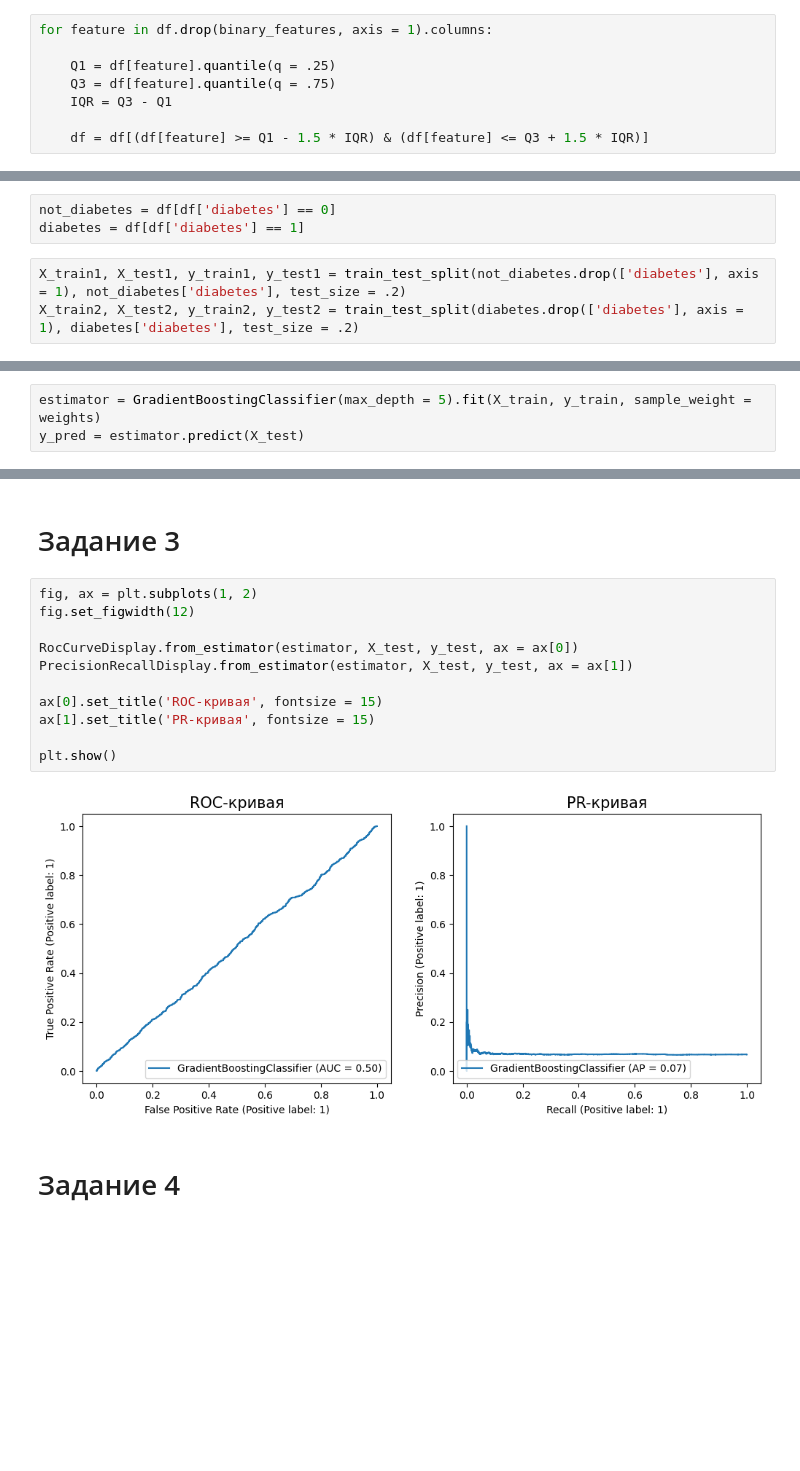
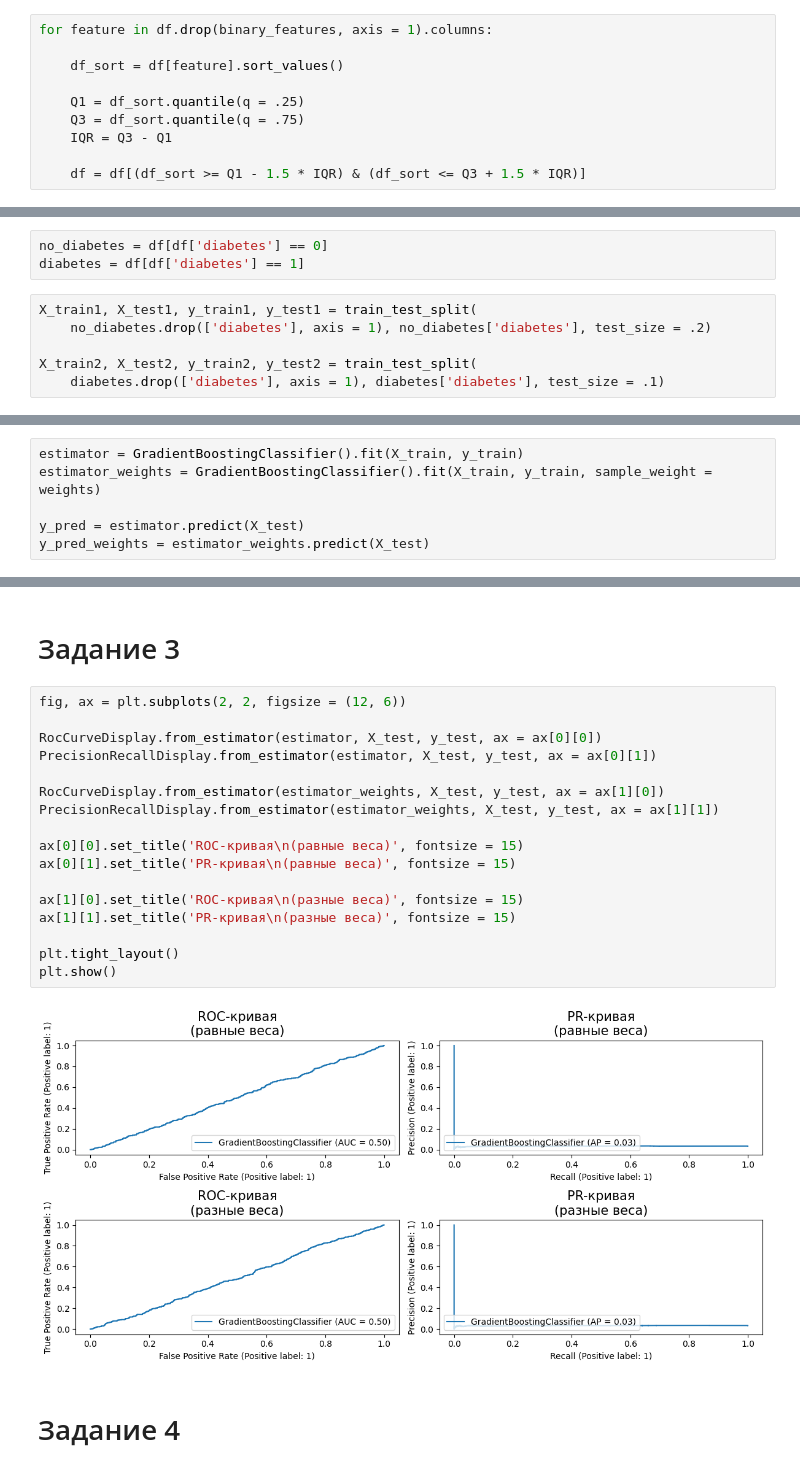
Before and after one commit to HerrPhoton/Theory-of-statistical-solutions, a Jupyter notebook: lab5.ipynb, the cells around one changed output, grey strips where cells are left out. Drawn from its saved outputs; the diff is of its cells as text; blank space fills up the shorter version.

```diff
--- a/lab5.ipynb
+++ b/lab5.ipynb
@@ -152,11 +151,13 @@ show_boxplots(df.drop(binary_features, axis = 1), title = 'Начальное р
 # %%
 for feature in df.drop(binary_features, axis = 1).columns:
 
-    Q1 = df[feature].quantile(q = .25)
-    Q3 = df[feature].quantile(q = .75)
+    df_sort = df[feature].sort_values()
+
+    Q1 = df_sort.quantile(q = .25)
+    Q3 = df_sort.quantile(q = .75)
     IQR = Q3 - Q1
 
-    df = df[(df[feature] >= Q1 - 1.5 * IQR) & (df[feature] <= Q3 + 1.5 * IQR)]
+    df = df[(df_sort >= Q1 - 1.5 * IQR) & (df_sort <= Q3 + 1.5 * IQR)]
 # %%
 show_boxplots(df.drop(binary_features, axis = 1), title = 'Преобразованное распределение')
 # %% [output]
@@ -206,11 +209,14 @@ plt.show()
 # %% [markdown]
 ### Разделение на train и test
 # %%
-not_diabetes = df[df['diabetes'] == 0]
+no_diabetes = df[df['diabetes'] == 0]
 diabetes = df[df['diabetes'] == 1]
 # %%
-X_train1, X_test1, y_train1, y_test1 = train_test_split(not_diabetes.drop(['diabetes'], axis = 1), not_diabetes['diabetes'], test_size = .2)
-X_train2, X_test2, y_train2, y_test2 = train_test_split(diabetes.drop(['diabetes'], axis = 1), diabetes['diabetes'], test_size = .2)
+X_train1, X_test1, y_train1, y_test1 = train_test_split(
+    no_diabetes.drop(['diabetes'], axis = 1), no_diabetes['diabetes'], test_size = .2)
+
+X_train2, X_test2, y_train2, y_test2 = train_test_split(
+    diabetes.drop(['diabetes'], axis = 1), diabetes['diabetes'], test_size = .1)
 # %%
 X_train = pd.concat([X_train1, X_train2]).sample(frac = 1)
 X_test  = pd.concat([X_test1, X_test2]).sample(frac = 1)
@@ -233,3 +239,6 @@ array([0.5360649 , 7.43194797])
 # %%
-estimator = GradientBoostingClassifier(max_depth = 5).fit(X_train, y_train, sample_weight = weights)
+estimator = GradientBoostingClassifier().fit(X_train, y_train)
+estimator_weights = GradientBoostingClassifier().fit(X_train, y_train, sample_weight = weights)
+
 y_pred = estimator.predict(X_test)
+y_pred_weights = estimator_weights.predict(X_test)
@@ -279,18 +306,24 @@ plt.show()
 # %% [markdown]
 # Задание 3
 # %%
-fig, ax = plt.subplots(1, 2)
-fig.set_figwidth(12)
+fig, ax = plt.subplots(2, 2, figsize = (12, 6))
 
-RocCurveDisplay.from_estimator(estimator, X_test, y_test, ax = ax[0])
-PrecisionRecallDisplay.from_estimator(estimator, X_test, y_test, ax = ax[1])
+RocCurveDisplay.from_estimator(estimator, X_test, y_test, ax = ax[0][0])
+PrecisionRecallDisplay.from_estimator(estimator, X_test, y_test, ax = ax[0][1])
 
-ax[0].set_title('ROC-кривая', fontsize = 15)
-ax[1].set_title('PR-кривая', fontsize = 15)
+RocCurveDisplay.from_estimator(estimator_weights, X_test, y_test, ax = ax[1][0])
+PrecisionRecallDisplay.from_estimator(estimator_weights, X_test, y_test, ax = ax[1][1])
 
+ax[0][0].set_title('ROC-кривая\n(равные веса)', fontsize = 15)
+ax[0][1].set_title('PR-кривая\n(равные веса)', fontsize = 15)
+
+ax[1][0].set_title('ROC-кривая\n(разные веса)', fontsize = 15)
+ax[1][1].set_title('PR-кривая\n(разные веса)', fontsize = 15)
+
+plt.tight_layout()
 plt.show()
 # %% [output]
-[figure, old version]
+[figure, new version]
 # %% [markdown]
 # Задание 4
 # %%
```
Also changed, not shown: parts of 21 cells of this notebook.
